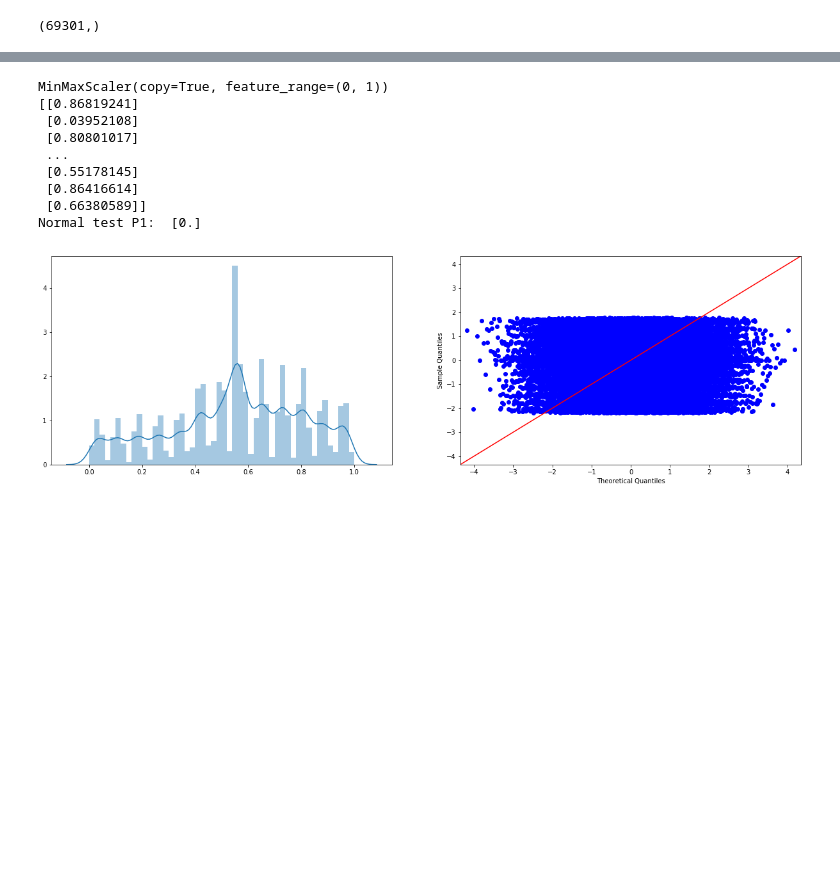
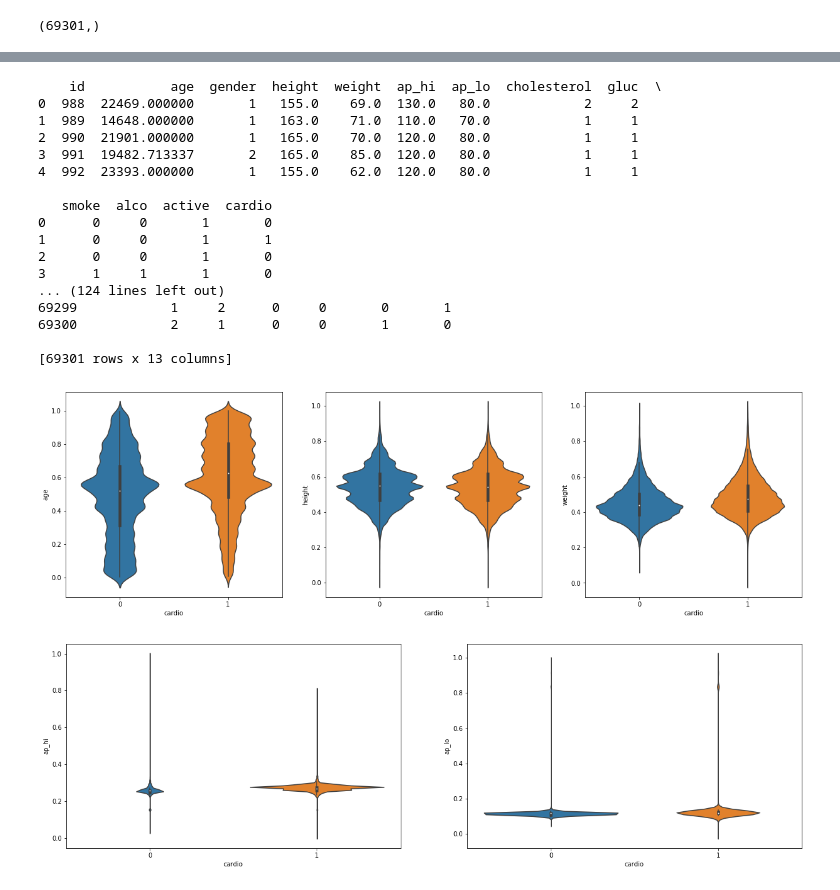
Before and after one commit to blurred-machine/Cardiovascular-Disease-Detection-End-to-End-ML-Project, a Jupyter notebook: cardiovascular desease detection.ipynb, the cells around one changed output, grey strips where cells are left out. Saved outputs shown, nothing was run; the diff lists cells and outputs as text; code cells hidden in the pictures; blank space fills up the shorter version.

Commit message:
cleaning data

```diff
--- a/cardiovascular desease detection.ipynb
+++ b/cardiovascular desease detection.ipynb
@@ -113,11 +114,12 @@ active         False
 cardio         False
 dtype: bool
 # %%
-fig, axes = plt.subplots(1, 3, figsize=(21,6))
-sns.violinplot(x="cardio", y="age", data=raw_df, ax=axes[0])
-sns.violinplot(x="cardio", y="height", data=raw_df, ax=axes[1])
-sns.violinplot(x="cardio", y="weight", data=raw_df, ax=axes[2])
+def draw_violin_plots():
+    fig, axes = plt.subplots(1, 3, figsize=(21,6))
+    sns.violinplot(x="cardio", y="age", data=raw_df, ax=axes[0])
+    sns.violinplot(x="cardio", y="height", data=raw_df, ax=axes[1])
+    sns.violinplot(x="cardio", y="weight", data=raw_df, ax=axes[2])
 
-fig, axes = plt.subplots(1, 2, figsize=(21,6))
-sns.violinplot(x="cardio", y="ap_hi", data=raw_df, ax=axes[0])
-sns.violinplot(x="cardio", y="ap_lo", data=raw_df, ax=axes[1])
+    fig, axes = plt.subplots(1, 2, figsize=(21,6))
+    sns.violinplot(x="cardio", y="ap_hi", data=raw_df, ax=axes[0])
+    sns.violinplot(x="cardio", y="ap_lo", data=raw_df, ax=axes[1])
@@ -335,25 +283,37 @@ def feature_engg(feature, oper):
 # feature = raw_df[['ap_lo']]
 # raw_df['ap_lo'] = feature_engg(feature)
 # %%
+print(raw_df.head())
 from sklearn.preprocessing import MinMaxScaler
 scaler = MinMaxScaler()
-print(scaler.fit(np.array(raw_df['age']).reshape(-1, 1)))
-x_a = scaler.transform(np.array(raw_df['age']).reshape(-1, 1))
-print(x_a)
 
-fig, axes = plt.subplots(1,2, figsize=(21,6))
-sns.distplot(x_a, ax=axes[0])
-sm.qqplot(x_a, stats.norm, fit=True, line='45', ax=axes[1]);
-k2_1, p1 = normaltest(x_a)
-print("Normal test P1: ",p1)
+# 'age', 'gender', 'height', 'weight', 'ap_hi', 'ap_lo', 'smoke', 'alco', 'active', 'cardio', 'cholesterol', 'gluc'
+
+raw_df[['age', 'height', 'weight', 'ap_hi', 'ap_lo']] = pd.DataFrame(
+    scaler.fit_transform(raw_df[['age', 'height', 'weight', 'ap_hi', 'ap_lo']]))
+
+print(raw_df)
+
+# fig, axes = plt.subplots(1,2, figsize=(21,6))
+# sns.distplot(x_a, ax=axes[0])
+# sm.qqplot(x_a, stats.norm, fit=True, line='45', ax=axes[1]);
+# k2_1, p1 = normaltest(x_a)
+# print("Normal test P1: ",p1)
 # %% [output]
-MinMaxScaler(copy=True, feature_range=(0, 1))
-[[0.86819241]
- [0.03952108]
- [0.80801017]
- ...
- [0.55178145]
- [0.86416614]
- [0.66380589]]
-Normal test P1:  [0.]
+    id           age  gender  height  weight  ap_hi  ap_lo  cholesterol  gluc  \
+0  988  22469.000000       1   155.0    69.0  130.0   80.0            2     2
+1  989  14648.000000       1   163.0    71.0  110.0   70.0            1     1
+2  990  21901.000000       1   165.0    70.0  120.0   80.0            1     1
+3  991  19482.713337       2   165.0    85.0  120.0   80.0            1     1
+4  992  23393.000000       1   155.0    62.0  120.0   80.0            1     1
+
+   smoke  alco  active  cardio
+0      0     0       1       0
+1      0     0       1       1
+2      0     0       1       0
+3      1     1       1       0
+... (124 lines left out)
+69299            1     2      0     0       0       1
+69300            2     1      0     0       1       0
+
+[69301 rows x 13 columns]
-[figure, removed]
@@ -368,0 +320,5 @@ sns.violinplot(x="cardio", y="ap_lo", data=raw_df, ax=axes[1])
+# %%
+draw_violin_plots()
+# %% [output]
+[figure, added]
+[figure, added]
```
Also changed, not shown: parts of 29 cells of this notebook, 1 other file.
